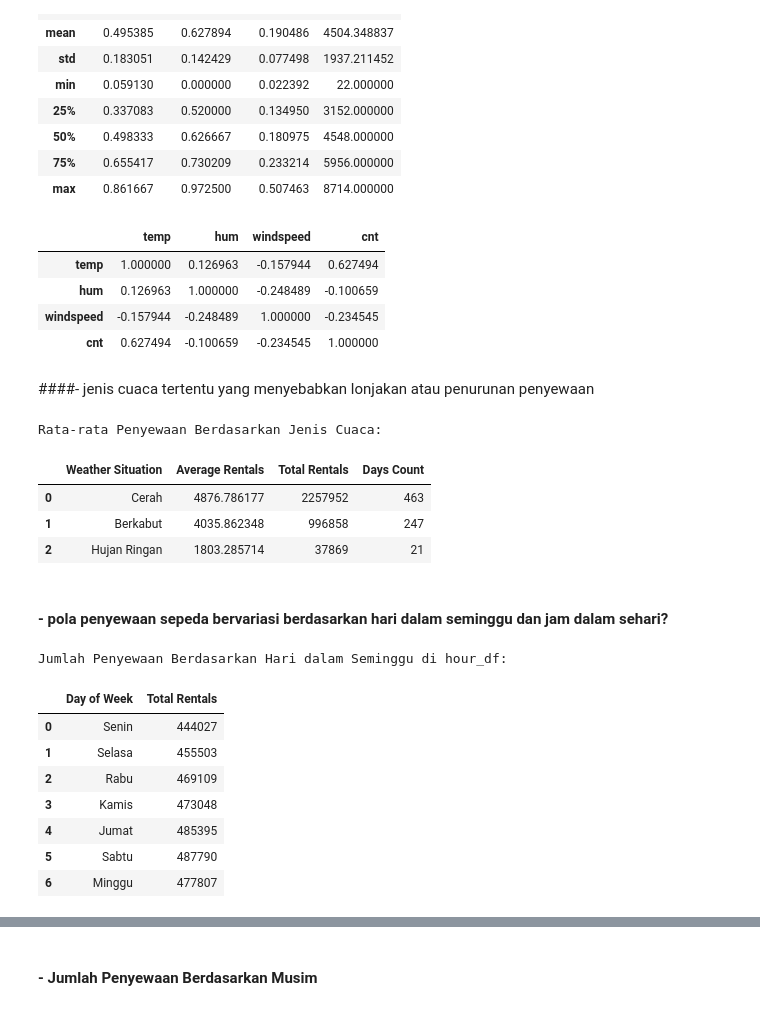
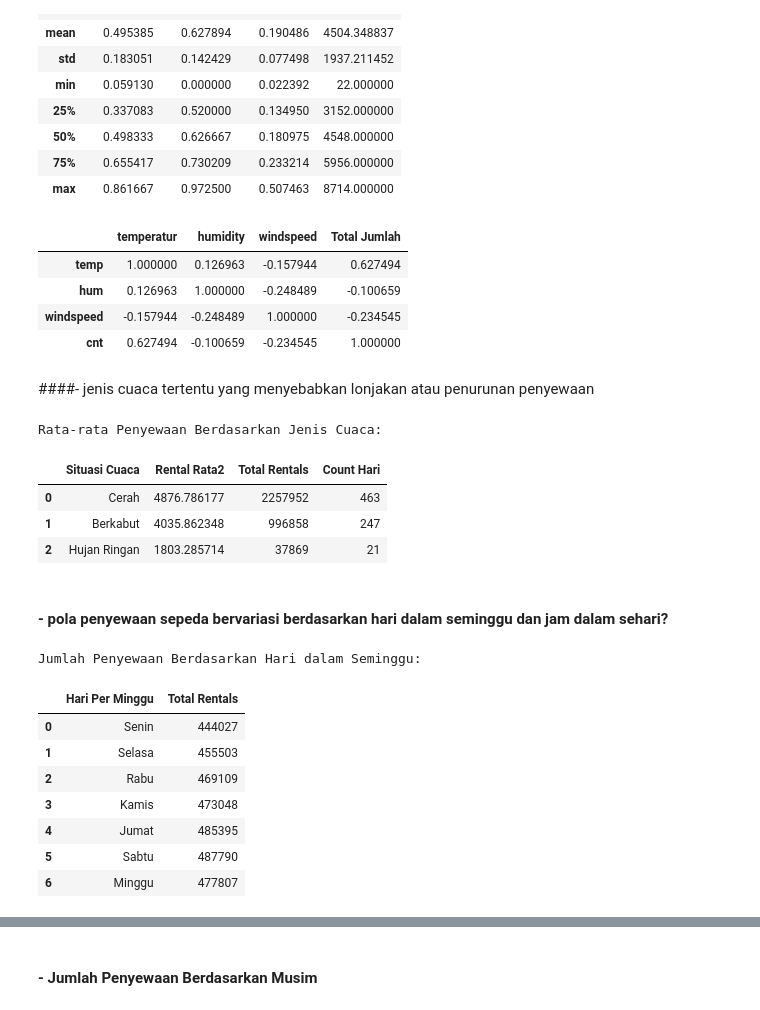
Before and after one commit to ThirafiQaedi/ThirafiQaedi-Dicoding_Belajar-Analisis-Data-dengan-Python_Proyek-Analisis-Data-Bike-Sharing, a Jupyter notebook: notebook.ipynb, the cells around one changed output, grey strips where cells are left out. Saved outputs shown, nothing was run; the diff lists cells and outputs as text; code cells hidden in the pictures.

```diff
--- a/notebook.ipynb
+++ b/notebook.ipynb
@@ -365,9 +365,10 @@ weather_effect
 # %%
 # Menghitung korelasi antara kondisi cuaca dan jumlah penyewaan
 correlation = day_df[['temp', 'hum', 'windspeed', 'cnt']].corr()
+correlation.columns = ['temperatur','humidity','windspeed','Total Jumlah']
 correlation
 # %% [output]
-|  | temp | hum | windspeed | cnt |
+|  | temperatur | humidity | windspeed | Total Jumlah |
 | temp | 1.000000 | 0.126963 | -0.157944 | 0.627494 |
 | hum | 0.126963 | 1.000000 | -0.248489 | -0.100659 |
 | windspeed | -0.157944 | -0.248489 | 1.000000 | -0.234545 |
@@ -377,19 +378,19 @@ correlation
 # %%
 # Menghitung rata-rata penyewaan berdasarkan jenis cuaca
 weather_summary = day_df.groupby('weathersit')['cnt'].agg(['mean', 'sum', 'count']).reset_index()
-weather_summary.columns = ['Weather Situation', 'Average Rentals', 'Total Rentals', 'Days Count']
+weather_summary.columns = ['Situasi Cuaca', 'Rental Rata2', 'Total Rentals', 'Count Hari']
 weather_mapping = {
     1: 'Cerah',
     2: 'Berkabut',
     3: 'Hujan Ringan',
     4: 'Hujan Berat/salju',
 }
-weather_summary['Weather Situation'] = weather_summary['Weather Situation'].map(weather_mapping)
+weather_summary['Situasi Cuaca'] = weather_summary['Situasi Cuaca'].map(weather_mapping)
 print("\nRata-rata Penyewaan Berdasarkan Jenis Cuaca:")
 weather_summary
 # %% [output]
 Rata-rata Penyewaan Berdasarkan Jenis Cuaca:
-|  | Weather Situation | Average Rentals | Total Rentals | Days Count |
+|  | Situasi Cuaca | Rental Rata2 | Total Rentals | Count Hari |
 | 0 | Cerah | 4876.786177 | 2257952 | 463 |
 | 1 | Berkabut | 4035.862348 | 996858 | 247 |
 | 2 | Hujan Ringan | 1803.285714 | 37869 | 21 |
@@ -398,7 +399,7 @@ Rata-rata Penyewaan Berdasarkan Jenis Cuaca:
 # %%
 # Menghitung jumlah penyewaan berdasarkan hari
 daily_rentals = hour_df.groupby('weekday')['cnt'].sum().reset_index()
-daily_rentals.columns = ['Day of Week', 'Total Rentals']
+daily_rentals.columns = ['Hari Per Minggu', 'Total Rentals']
 day_mapping = {
     0: 'Senin',
     1: 'Selasa',
@@ -408,12 +409,12 @@ day_mapping = {
     5: 'Sabtu',
     6: 'Minggu'
 }
-daily_rentals['Day of Week'] = daily_rentals['Day of Week'].map(day_mapping)
-print("\nJumlah Penyewaan Berdasarkan Hari dalam Seminggu di hour_df:")
+daily_rentals['Hari Per Minggu'] = daily_rentals['Hari Per Minggu'].map(day_mapping)
+print("\nJumlah Penyewaan Berdasarkan Hari dalam Seminggu:")
 daily_rentals
 # %% [output]
-Jumlah Penyewaan Berdasarkan Hari dalam Seminggu di hour_df:
+Jumlah Penyewaan Berdasarkan Hari dalam Seminggu:
-|  | Day of Week | Total Rentals |
+|  | Hari Per Minggu | Total Rentals |
 | 0 | Senin | 444027 |
 | 1 | Selasa | 455503 |
 | 2 | Rabu | 469109 |
```
Also changed, not shown: parts of 10 cells of this notebook, 1 other file.
